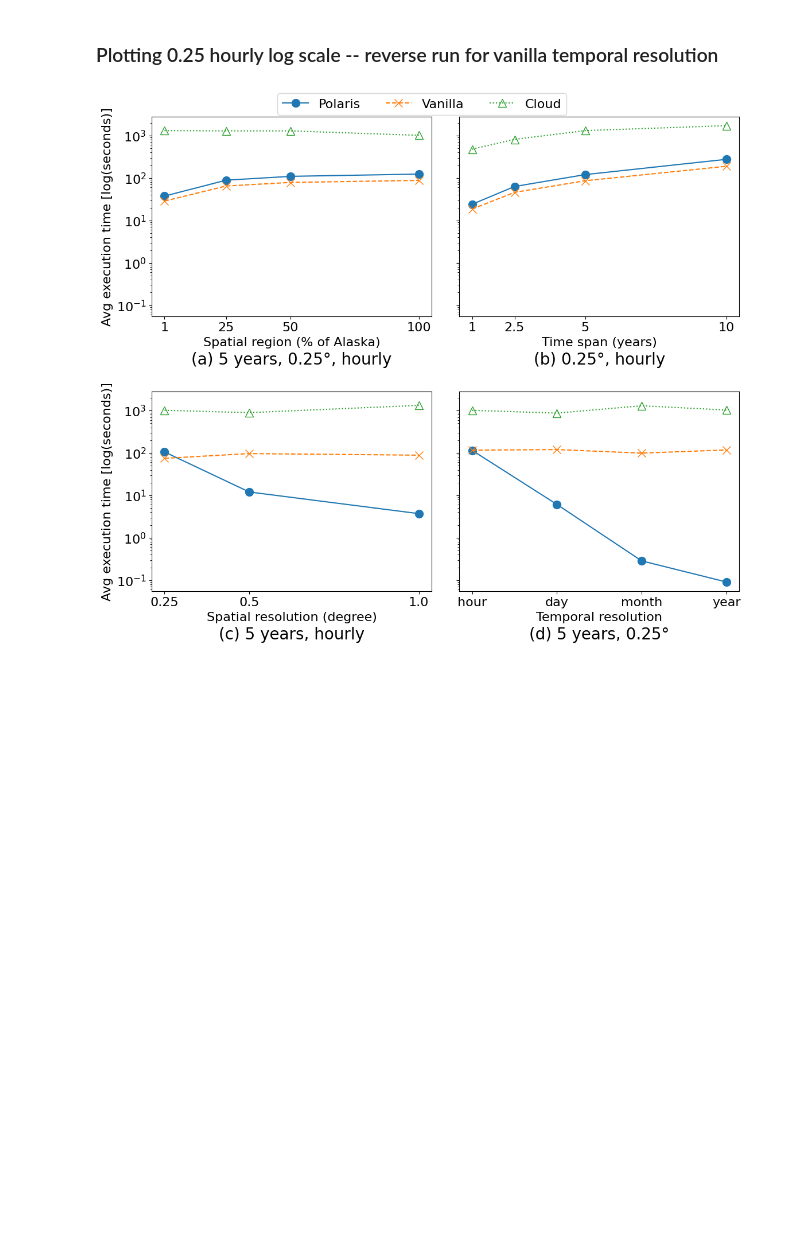
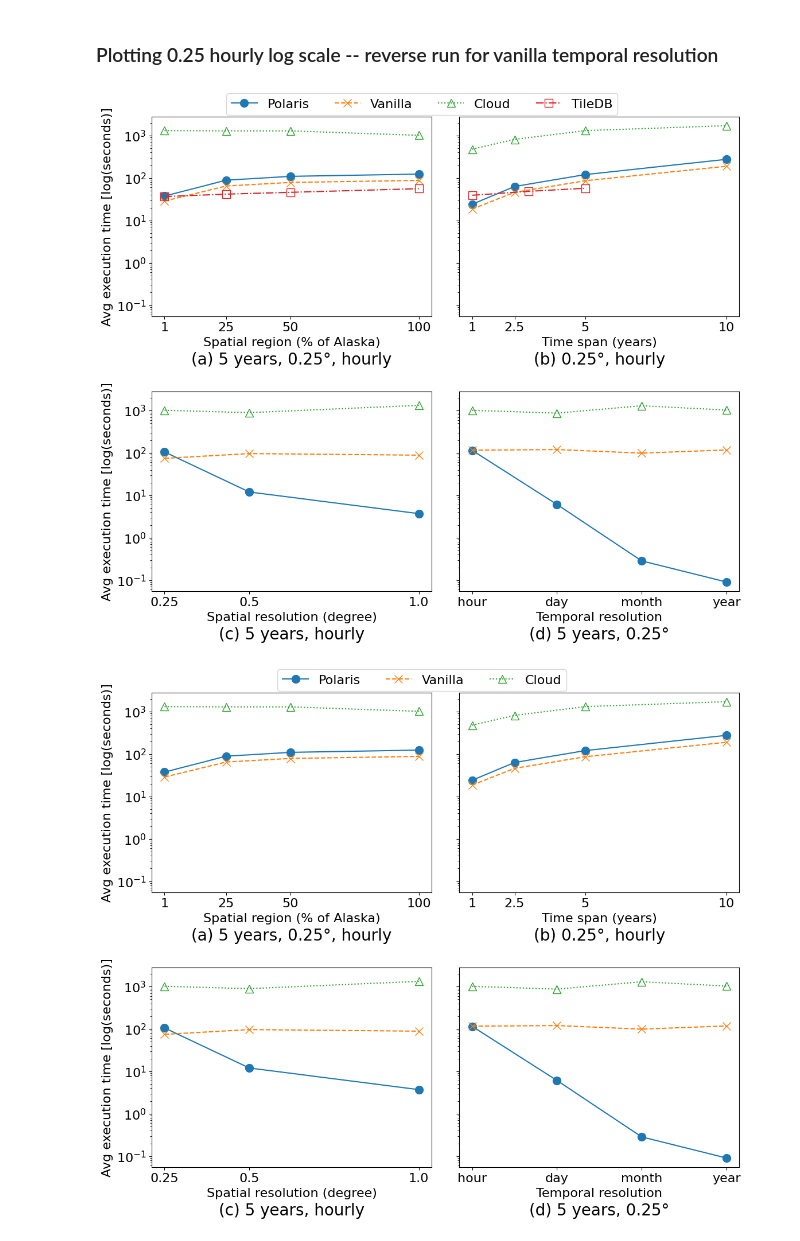
Before and after one commit to iharp3/experiment-kit, a Jupyter notebook: experiment/results/plot.ipynb, the cells around one changed output. Saved outputs shown, nothing was run; the diff lists cells and outputs as text; code cells hidden in the pictures; blank space fills up the shorter version.

```diff
--- a/experiment/results/plot.ipynb
+++ b/experiment/results/plot.ipynb
@@ -66,5 +90,9 @@ def load_results_row_swap(res_list):
 # %%
 import glob
+
+##############################################################################################################################
+############################################################### 0.25 degree hourly ###############################################################
+
 result_list = glob.glob("proposed_get_raster_test_025H*_result_*.csv")
 df_proposed = load_results(result_list)
 df_proposed
@@ -82,6 +110,12 @@ df_vanilla_reverse = load_results(vanilla_reverse)
 df_vr = pd.concat([df_vanilla.iloc[:11], df_vanilla_reverse], ignore_index=True)
 # df_vanilla_reverse
 
+tiledb_25_list = glob.glob("get_raster_025H_tiledb_*.csv")
+df_tiledb = load_results(tiledb_25_list)
+
+##############################################################################################################################
+############################################################### 1 degree daily ###############################################################
+
 result_list = glob.glob("proposed_get_raster_TileDBtest_result_*.csv")
 df_proposed_1d = load_results_row_swap(result_list)
 
@@ -233,5 +415,14 @@ def plot_2x2(tdb, linear, df_proposed, df_vanilla, df_cloud, df_tiledb,
 # %% [markdown]
 ### Plotting 0.25 hourly log scale -- reverse run for vanilla temporal resolution
+# %%
+plot_2x2(tdb=True, linear=False, cld=True, rows=2, cols=2, df_proposed=df_proposed, df_vanilla=df_vr, df_cloud=df_cloud, df_tiledb=df_tiledb,
+         categories=categories, x_labels=x_labels, label_titles=label_1d,
+         title=figtitle_1d, title_size=title_fs, subplot_titles=titles_025h_short,
+         marker_names=marker_1d, marker_size=marker_size, mfill=marker_fill_1d,
+         lstyle=lstyle_1d, tick_size=tick_size, tick_list=tick_list_025h, tick_labels=tick_labels_025h,
+         outfile="/home/uribe055/experiment-kit/experiment/results/figures/log_get_raster_025h.pdf")
+# %% [output]
+[figure, added]
 # %%
 plot_2x2(tdb=False, linear=False, df_proposed=df_proposed, df_vanilla=df_vr, df_cloud=df_cloud, df_tiledb=None,
          categories=categories, x_labels=x_labels, label_titles=label_025h,
```
Also changed, not shown: parts of 9 cells of this notebook, 3 other files.
